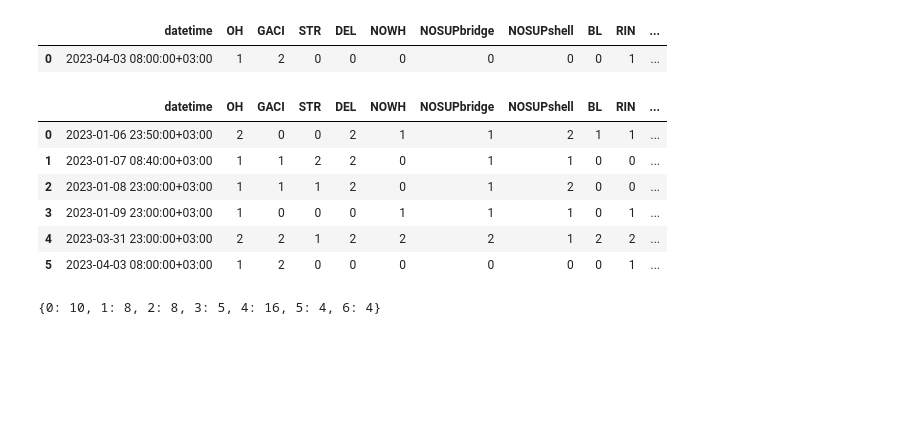
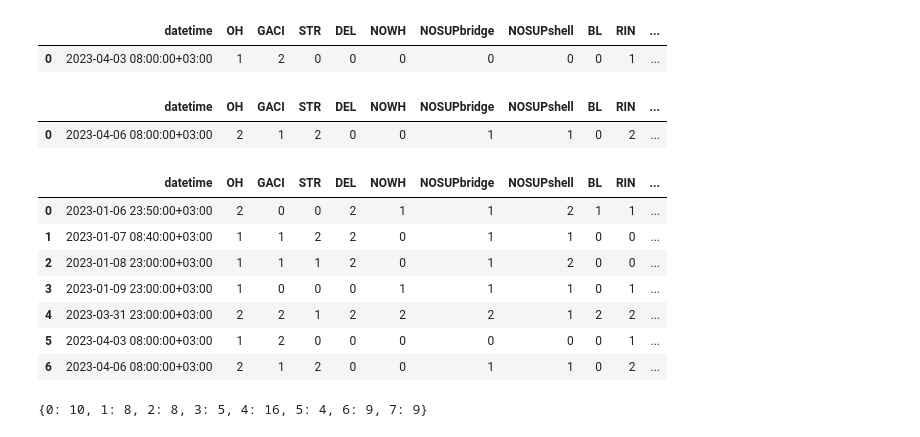
Before and after one commit to ksetdekov/optuna_4_prusa_slicer, a Jupyter notebook: optimization.ipynb, the cells around one changed output. Saved outputs shown, nothing was run; the diff lists cells and outputs as text; code cells hidden in the pictures; blank space fills up the shorter version.

```diff
--- a/optimization.ipynb
+++ b/optimization.ipynb
@@ -112,22 +112,35 @@ added5
 # %% [output]
 |  | datetime | OH | GACI | STR | DEL | NOWH | NOSUPbridge | NOSUPshell | BL | RIN | ... |
 | 0 | 2023-04-03 08:00:00+03:00 | 1 | 2 | 0 | 0 | 0 | 0 | 0 | 0 | 1 | ... |
+# %%
+added6 = pd.DataFrame({'datetime': pd.Timestamp('2023-04-06 08:00', tz='Europe/Moscow'),
+                       'OH': 2, 'GACI': 1, 'STR': 2, 'DEL': 0, 'NOWH': 0, 'NOSUPbridge': 1,
+                       'NOSUPshell': 1, 'BL': 0, 'RIN': 2}, index=[0])
+added6['AQI'] = added6[['OH', 'GACI', 'STR', 'DEL', 'NOWH', 'NOSUPbridge',
+                       'NOSUPshell', 'BL', 'RIN']].sum(axis=1)
+df_settings = pd.DataFrame({'first_layer_height': 0.44541674182377144, 'perimeters': 3, 'top_solid_layers': 3, 'bottom_solid_layers': 1, 'fuzzu_skin': 'External perimeters', 'fuzzu_skin_thickness': 0.012001070266075902, 'fill_pattern': 'Gyroid', 'ironing': 'True', 'brim_width': 0, 'extrusion_default': 0.36439485593789733, 'firts_layer_extrusion_width': 1.9541868620003808, 'perimeter_extrusion_width': 0.46362009238398844, 'external_perimeter_extrusion_width': 0.3906586469321981, 'infill_extrusion_width': 0.4004651489140647, 'solid_infill_extrusion_width': 0.5859564635187733, 'top_infill_extrusion_width': 0.44885737027732975, 'bridge_flow_ratio': 1.0162717854546517, 'elephant_foot_compensation': 0.48500999454415616, 'flow_multiplier': 1.0693657602980071, 'temperature': 204.79695518295173}, index=[0])
+added6 = added6.join(df_settings)
+added6
+# %% [output]
+|  | datetime | OH | GACI | STR | DEL | NOWH | NOSUPbridge | NOSUPshell | BL | RIN | ... |
+| 0 | 2023-04-06 08:00:00+03:00 | 2 | 1 | 2 | 0 | 0 | 1 | 1 | 0 | 2 | ... |
 # %%
-results = pd.concat([results,added, added2, added3, added4, added5], ignore_index=True)
+results = pd.concat([results,added, added2, added3, added4, added5, added6], ignore_index=True)
 results
 # %% [output]
 |  | datetime | OH | GACI | STR | DEL | NOWH | NOSUPbridge | NOSUPshell | BL | RIN | ... |
 | 0 | 2023-01-06 23:50:00+03:00 | 2 | 0 | 0 | 2 | 1 | 1 | 2 | 1 | 1 | ... |
 | 1 | 2023-01-07 08:40:00+03:00 | 1 | 1 | 2 | 2 | 0 | 1 | 1 | 0 | 0 | ... |
 | 2 | 2023-01-08 23:00:00+03:00 | 1 | 1 | 1 | 2 | 0 | 1 | 2 | 0 | 0 | ... |
 | 3 | 2023-01-09 23:00:00+03:00 | 1 | 0 | 0 | 0 | 1 | 1 | 1 | 0 | 1 | ... |
 | 4 | 2023-03-31 23:00:00+03:00 | 2 | 2 | 1 | 2 | 2 | 2 | 1 | 2 | 2 | ... |
 | 5 | 2023-04-03 08:00:00+03:00 | 1 | 2 | 0 | 0 | 0 | 0 | 0 | 0 | 1 | ... |
+| 6 | 2023-04-06 08:00:00+03:00 | 2 | 1 | 2 | 0 | 0 | 1 | 1 | 0 | 2 | ... |
 # %%
-score_dict = {0:10, 1:8, 2:8, 3:5, 4:16, 5:4, 6:4}
+score_dict = {0:10, 1:8, 2:8, 3:5, 4:16, 5:4, 6:9, 7:9}
 score_dict
 # %% [output]
-{0: 10, 1: 8, 2: 8, 3: 5, 4: 16, 5: 4, 6: 4}
+{0: 10, 1: 8, 2: 8, 3: 5, 4: 16, 5: 4, 6: 9, 7: 9}
 # %%
 
 
```
Also changed, not shown: parts of 2 cells of this notebook, 1 other file.
